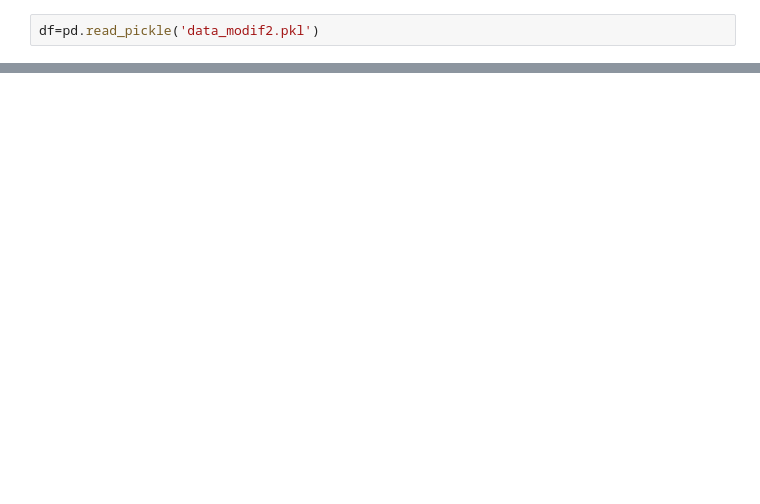
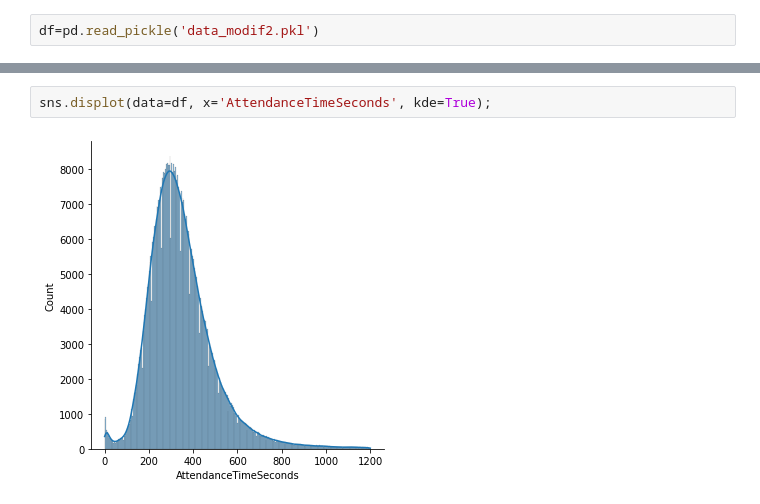
Before and after one commit to ludomare/London-Pumpy, a Jupyter notebook: 02 Importation & nettoyage données.ipynb, the cells around one changed output, grey strips where cells are left out. Drawn from its saved outputs; the diff is of its cells as text; blank space fills up the shorter version.

```diff
--- a/02 Importation & nettoyage données.ipynb
+++ b/02 Importation & nettoyage données.ipynb
@@ -1161,0 +1272,4 @@ df=pd.read_pickle('data_modif2.pkl')
+# %%
+sns.displot(data=df, x='AttendanceTimeSeconds', kde=True);
+# %% [output]
+[figure, added]
```
Also changed, not shown: parts of 53 cells of this notebook.
